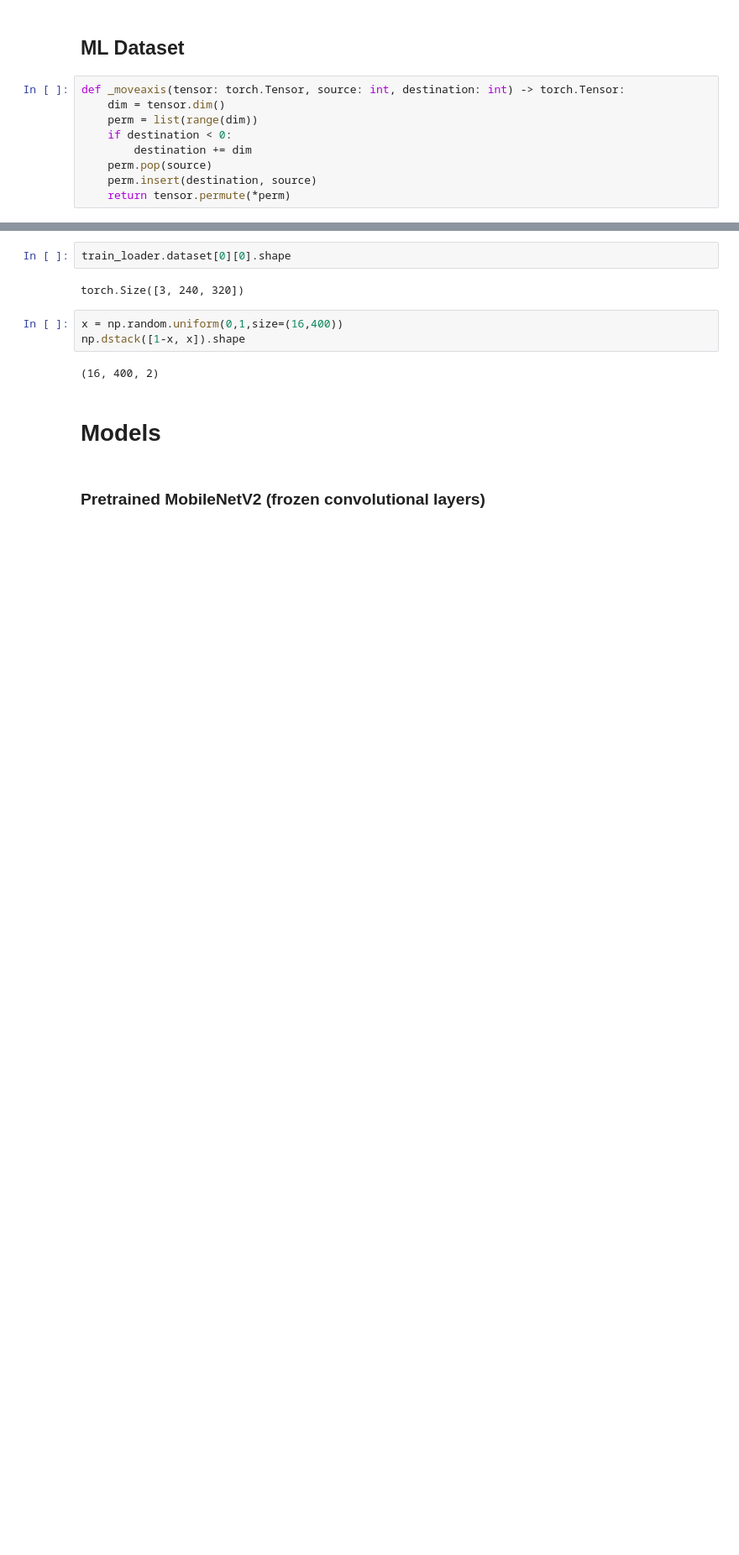
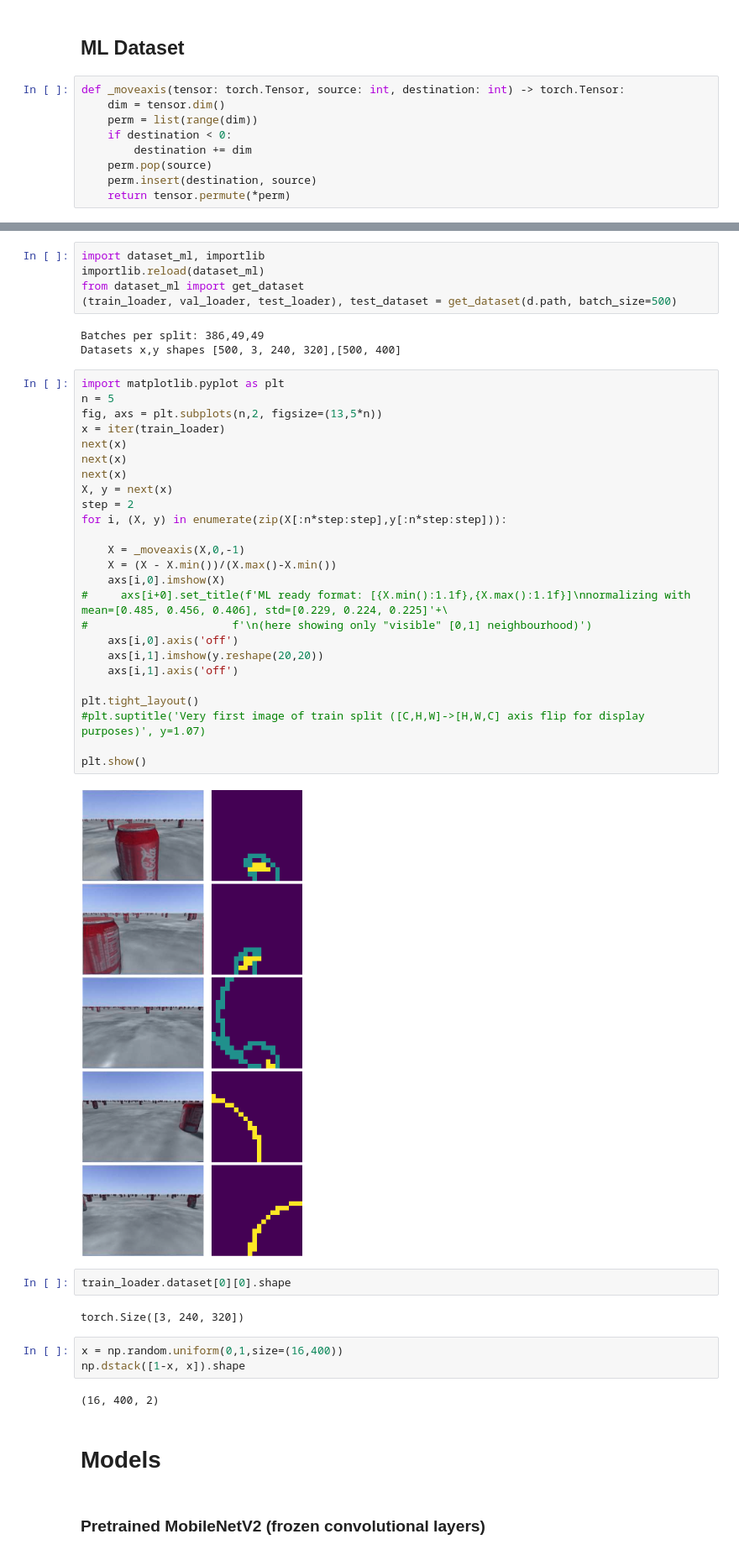
Before and after one commit to Neflux/active_learning, a Jupyter notebook: notebooks/Model.ipynb, the cells around one changed output, grey strips where cells are left out. Shown at 84% size. Drawn from its saved outputs; the diff is of its cells as text; blank space fills up the shorter version.

Commit message:
ready to explore

```diff
--- a/notebooks/Model.ipynb
+++ b/notebooks/Model.ipynb
@@ -105,3 +53,38 @@ Total data: 231818, train batches: 11519
+# %%
+import dataset_ml, importlib
+importlib.reload(dataset_ml)
+from dataset_ml import get_dataset
+(train_loader, val_loader, test_loader), test_dataset = get_dataset(d.path, batch_size=500)
+# %% [output]
+Batches per split: 386,49,49
+Datasets x,y shapes [500, 3, 240, 320],[500, 400]
+# %%
+import matplotlib.pyplot as plt
+n = 5
+fig, axs = plt.subplots(n,2, figsize=(13,5*n))
+x = iter(train_loader)
+next(x)
+next(x)
+next(x)
+X, y = next(x)
+step = 2
+for i, (X, y) in enumerate(zip(X[:n*step:step],y[:n*step:step])):
+
+    X = _moveaxis(X,0,-1)
+    X = (X - X.min())/(X.max()-X.min())
+    axs[i,0].imshow(X)
+#     axs[i+0].set_title(f'ML ready format: [{X.min():1.1f},{X.max():1.1f}]\nnormalizing with mean=[0.485, 0.456, 0.406], std=[0.229, 0.224, 0.225]'+\
+#                      f'\n(here showing only "visible" [0,1] neighbourhood)')
+    axs[i,0].axis('off')
+    axs[i,1].imshow(y.reshape(20,20))
+    axs[i,1].axis('off')
+
+plt.tight_layout()
+#plt.suptitle('Very first image of train split ([C,H,W]->[H,W,C] axis flip for display purposes)', y=1.07)
+
+plt.show()
+# %% [output]
+[figure, added]
 # %%
 train_loader.dataset[0][0].shape
 # %% [output]
```
Also changed, not shown: parts of 4 cells of this notebook, 24 other files.
